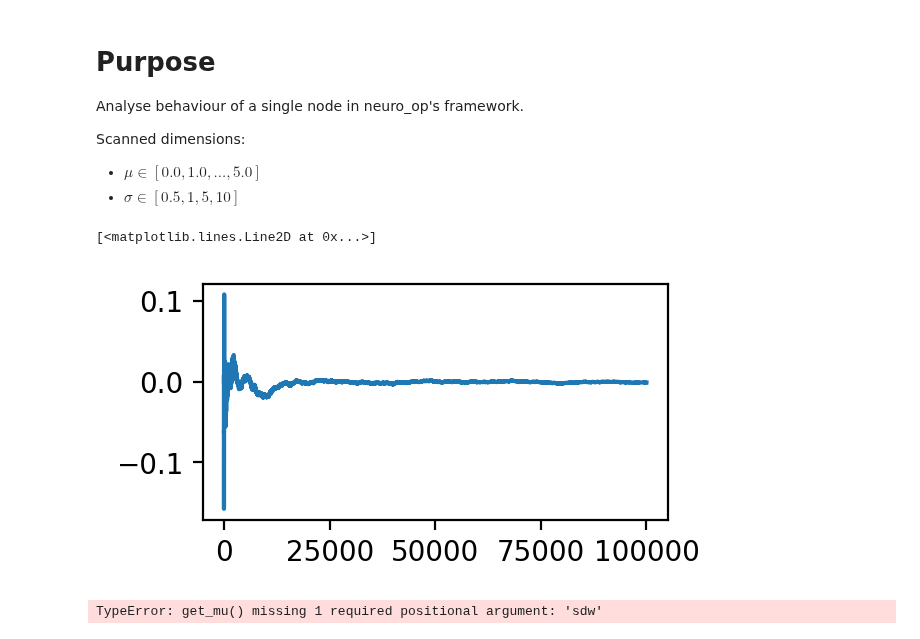
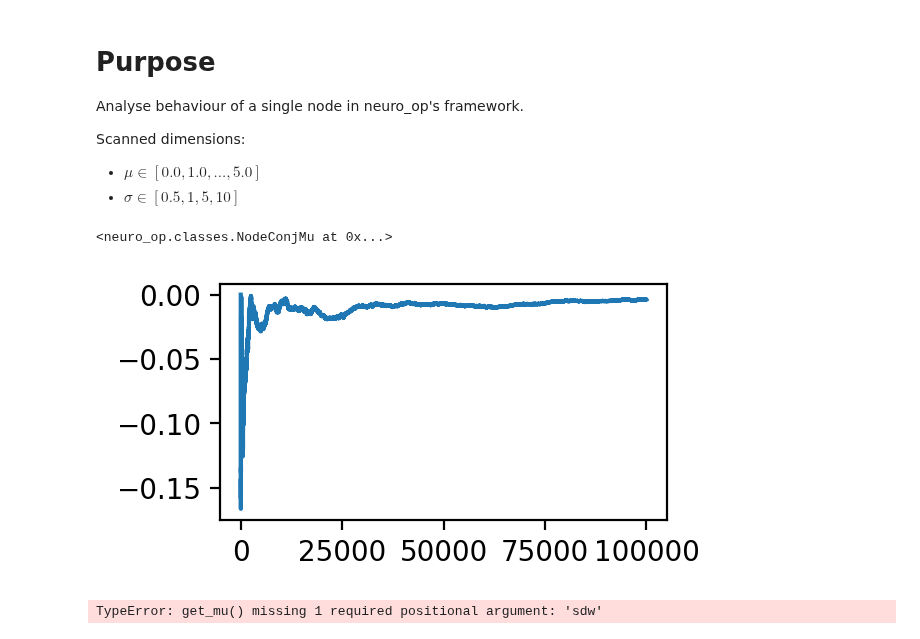
Before and after one commit to Priesemann-Group/neuro_op, a Jupyter notebook: notebooks/Analysis-Amor.ipynb, the cells around one changed output. Saved outputs shown, nothing was run; the diff lists cells and outputs as text; code cells hidden in the pictures.

Commit message:
Implemented RNG reinit. for ConjMu runs after some hussle. Also started multiple fronts: Analysis of N1 runs, analysis of comparision grid-conj

```diff
--- a/notebooks/Analysis-N1-ClosedCasino.ipynb
+++ b/notebooks/Analysis-Amor.ipynb
@@ -19,8 +32,8 @@ Scanned dimensions:
 # %%
 def get_name(mu, sd, sdw):
     return str(
-        "../testing/@n1_amor/ClosedCasino1/output/"
-        + "out-"
+        "../testing/@n1_amor/BlackJack1/output/"
+        + "out"
         + "-sdw"
         + str(sdw)
         + "-mu"
@@ -42,9 +55,10 @@ def get_mu(mu, sd, sdw):
 # %%
 dat = nop.import_hdf5(get_name(0.0, 0.2, 0.0))
 plt.plot(dat["mu_nodes"])
+dat["nodesConjMu"][0]
 # %% [output]
-[<matplotlib.lines.Line2D at 0x...>]
+<neuro_op.classes.NodeConjMu at 0x...>
-[figure, old version]
+[figure, new version]
 # %%
 # Create xarray dataset with the following dimensions:
 # - time
```
Also changed, not shown: parts of 2 cells of this notebook, 6 other files.
